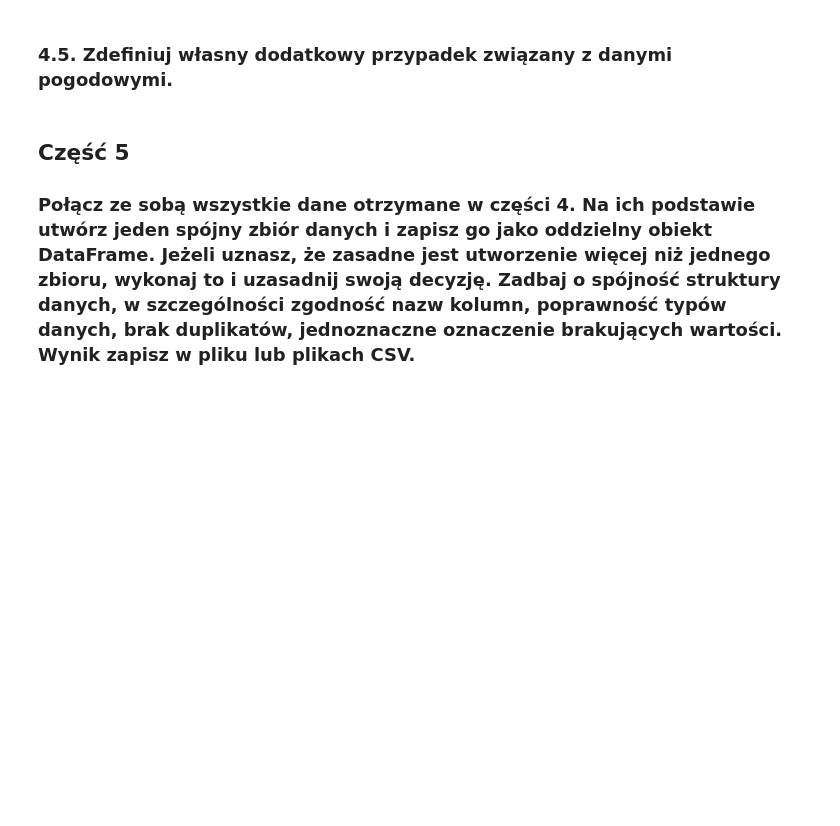
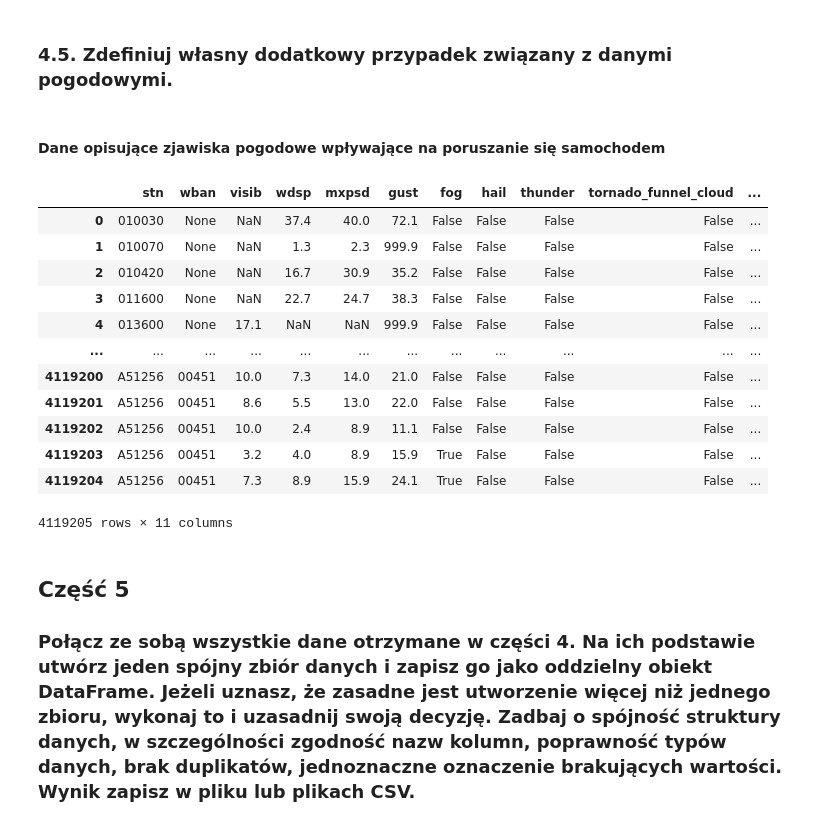
Before and after one commit to Matio004/PodstawyPrzetwarzaniaDuzychZbiorowDanych, a Jupyter notebook: zad1.ipynb, the cells around one changed output. Drawn from its saved outputs; the diff is of its cells as text; code cells hidden in the pictures; blank space fills up the shorter version.

```diff
--- a/zad1.ipynb
+++ b/zad1.ipynb
@@ -282,26 +309,42 @@ df
 # %% [markdown]
 ### 4.5. Zdefiniuj własny dodatkowy przypadek związany z danymi pogodowymi.
+# %% [markdown]
+#### Dane opisujące zjawiska pogodowe wpływające na poruszanie się samochodem
 # %%
 query = """
-        SELECT stn, wban, visib, wdsp, mxpsd, gust, fog, hail, thunder, tornado_funnel_cloud `date`
+        SELECT stn, wban, visib, wdsp, mxpsd, gust, fog, hail, thunder, tornado_funnel_cloud, `date`
         FROM `bigquery-public-data.noaa_gsod.gsod2020`
         """
 
 df = client.query(query).to_dataframe()
 df['wban'] = df['wban'].replace('99999', None)
 df['visib'] = df['visib'].replace(999.9, None).astype(np.float64)
 df['wdsp'] = df['wdsp'].replace('999.9', None).astype(np.float64)
 df['mxpsd'] = df['mxpsd'].replace('999.9', None).astype(np.float64)
 df['gust'] = df['gust'].replace(999.99, None).astype(np.float64)
 
 df['fog'] = df['fog'].astype(np.int32).astype(np.bool)
 df['hail'] = df['hail'].astype(np.int32).astype(np.bool)
 df['thunder'] = df['thunder'].astype(np.int32).astype(np.bool)
 df['tornado_funnel_cloud'] = df['tornado_funnel_cloud'].astype(np.int32).astype(np.bool)
 df = df.drop_duplicates()
 
 df.to_csv('data/zad4_5.csv')
 df
+# %% [output]
+|  | stn | wban | visib | wdsp | mxpsd | gust | fog | hail | thunder | tornado_funnel_cloud | ... |
+| 0 | 010030 | None | NaN | 37.4 | 40.0 | 72.1 | False | False | False | False | ... |
+| 1 | 010070 | None | NaN | 1.3 | 2.3 | 999.9 | False | False | False | False | ... |
+| 2 | 010420 | None | NaN | 16.7 | 30.9 | 35.2 | False | False | False | False | ... |
+| 3 | 011600 | None | NaN | 22.7 | 24.7 | 38.3 | False | False | False | False | ... |
+| 4 | 013600 | None | 17.1 | NaN | NaN | 999.9 | False | False | False | False | ... |
+| ... | ... | ... | ... | ... | ... | ... | ... | ... | ... | ... | ... |
+| 4119200 | A51256 | 00451 | 10.0 | 7.3 | 14.0 | 21.0 | False | False | False | False | ... |
+| 4119201 | A51256 | 00451 | 8.6 | 5.5 | 13.0 | 22.0 | False | False | False | False | ... |
+| 4119202 | A51256 | 00451 | 10.0 | 2.4 | 8.9 | 11.1 | False | False | False | False | ... |
+| 4119203 | A51256 | 00451 | 3.2 | 4.0 | 8.9 | 15.9 | True | False | False | False | ... |
+| 4119204 | A51256 | 00451 | 7.3 | 8.9 | 15.9 | 24.1 | True | False | False | False | ... |
+4119205 rows × 11 columns
 # %% [markdown]
 ## Część 5
 
```
Also changed, not shown: parts of 8 cells of this notebook.
